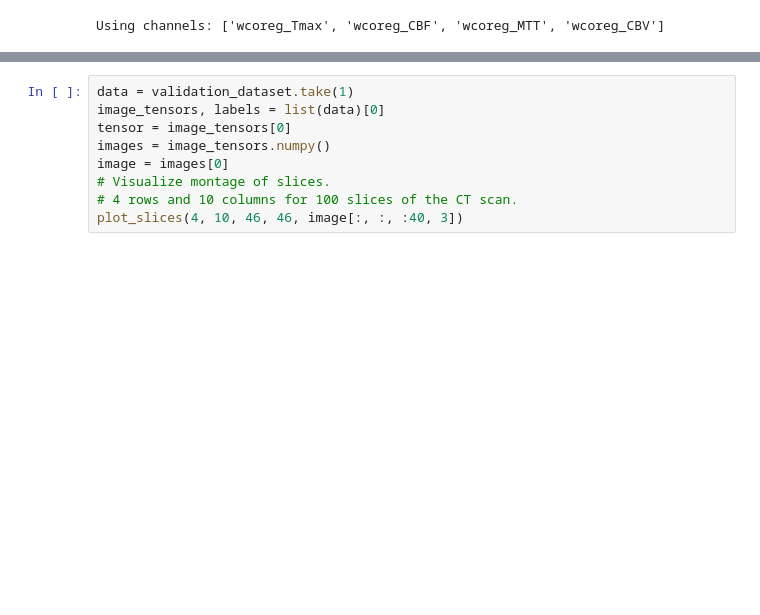
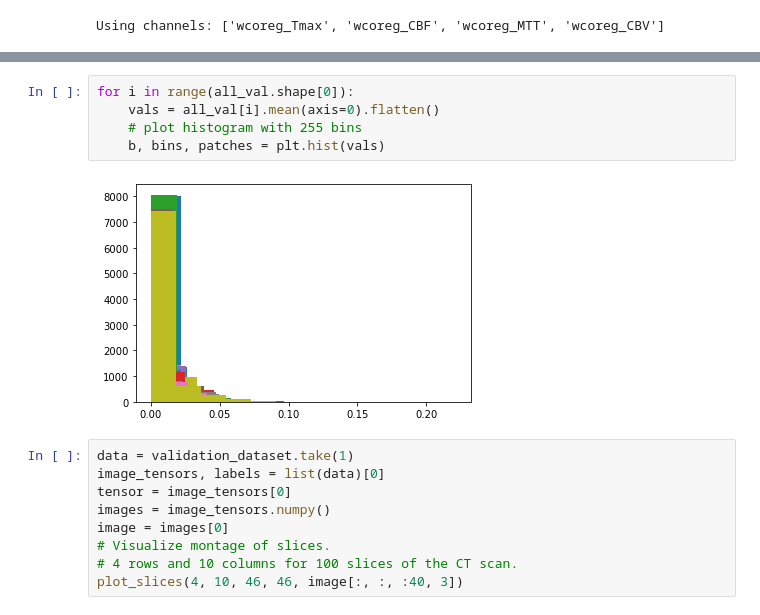
Before and after one commit to JulianKlug/scop, a Jupyter notebook: exploratory_experiments/onset/data_augment_test.ipynb, the cells around one changed output, grey strips where cells are left out. Saved outputs shown, nothing was run; the diff lists cells and outputs as text; blank space fills up the shorter version.

```diff
--- a/exploratory_experiments/onset/data_augment_test.ipynb
+++ b/exploratory_experiments/onset/data_augment_test.ipynb
@@ -46,3 +54,10 @@ Using channels: ['wcoreg_Tmax', 'wcoreg_CBF', 'wcoreg_MTT', 'wcoreg_CBV']
+# %%
+for i in range(all_val.shape[0]):
+    vals = all_val[i].mean(axis=0).flatten()
+    # plot histogram with 255 bins
+    b, bins, patches = plt.hist(vals)
+# %% [output]
+[figure, added]
 # %%
 data = validation_dataset.take(1)
 image_tensors, labels = list(data)[0]
```
Also changed, not shown: parts of 7 cells of this notebook, 5 other files.
